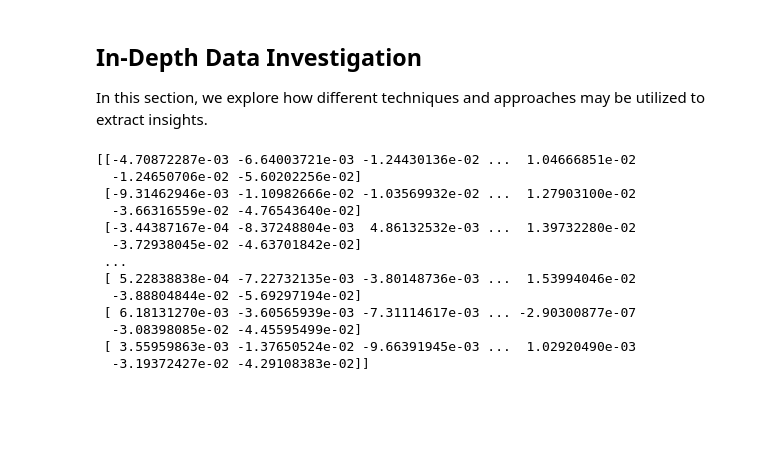
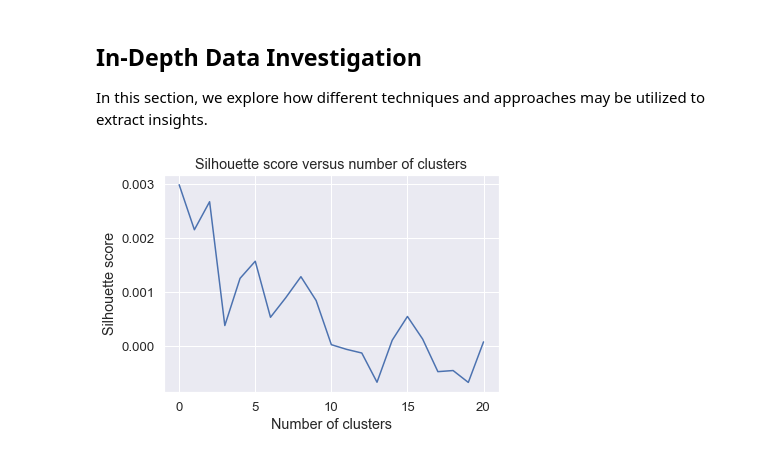
Before and after one commit to timothycobrien/mlproj, a Jupyter notebook: project.ipynb, the cells around one changed output. Drawn from its saved outputs; the diff is of its cells as text; code cells hidden in the pictures; blank space fills up the shorter version.

```diff
--- a/project.ipynb
+++ b/project.ipynb
@@ -139,6 +135,6 @@ def find_k_cluster():
 # %%
 from sklearn.cluster import KMeans
-numClusters = 16
+numClusters = 15
 def getKMeansModel(data, K=numClusters):
     # Make the model and fit it to the data
     kMeansModel = KMeans(n_clusters=K)
@@ -146,13 +142,16 @@ def getKMeansModel(data, K=numClusters):
 
     # Print the centroids
     centroids = kMeansModel.cluster_centers_
-    print(centroids)
 
     return kMeansModel
 # %%
 # Predict which cluster the data falls into. Expects data to be a 2d array
+from sklearn.metrics import silhouette_samples, silhouette_score
+
 def predictCluster(model, data):
     return model.predict(data)
+def silhouette(data, labels):
+    return silhouette_score(data, labels)
 # %%
 # Grab all features excluding dates
 allFeatures = embeddings_dataset.loc[:, "Top1_feature_0" : ]
@@ -161,19 +160,21 @@ allFeatures = embeddings_dataset.loc[:, "Top1_feature_0" : ]
 allFeatures = allFeatures.to_numpy()
 
 # Get the model
-kMeansModel = getKMeansModel(allFeatures)
+kMeansModel = getKMeansModel(allFeatures, 15)
-# %% [output]
-[[-4.70872287e-03 -6.64003721e-03 -1.24430136e-02 ...  1.04666851e-02
-  -1.24650706e-02 -5.60202256e-02]
- [-9.31462946e-03 -1.10982666e-02 -1.03569932e-02 ...  1.27903100e-02
-  -3.66316559e-02 -4.76543640e-02]
- [-3.44387167e-04 -8.37248804e-03  4.86132532e-03 ...  1.39732280e-02
-  -3.72938045e-02 -4.63701842e-02]
- ...
- [ 5.22838838e-04 -7.22732135e-03 -3.80148736e-03 ...  1.53994046e-02
-  -3.88804844e-02 -5.69297194e-02]
- [ 6.18131270e-03 -3.60565939e-03 -7.31114617e-03 ... -2.90300877e-07
-  -3.08398085e-02 -4.45595499e-02]
- [ 3.55959863e-03 -1.37650524e-02 -9.66391945e-03 ...  1.02920490e-03
-  -3.19372427e-02 -4.29108383e-02]]
+# %%
+# Sample predictions of first ten inputs
+import matplotlib.pyplot as plt
+arr = []
+for i in range(2, 23):
+    kMeansModel = getKMeansModel(allFeatures, i)
+    predict = (predictCluster(kMeansModel, allFeatures))
+    arr.append(silhouette(allFeatures, predict))
+
+plt.plot(arr)
+plt.title("Silhouette score versus number of clusters")
+plt.xlabel("Number of clusters")
+plt.ylabel("Silhouette score")
+plt.show()
+# %% [output]
+[figure, added]
 # %%
```
Also changed, not shown: parts of 7 cells of this notebook.
